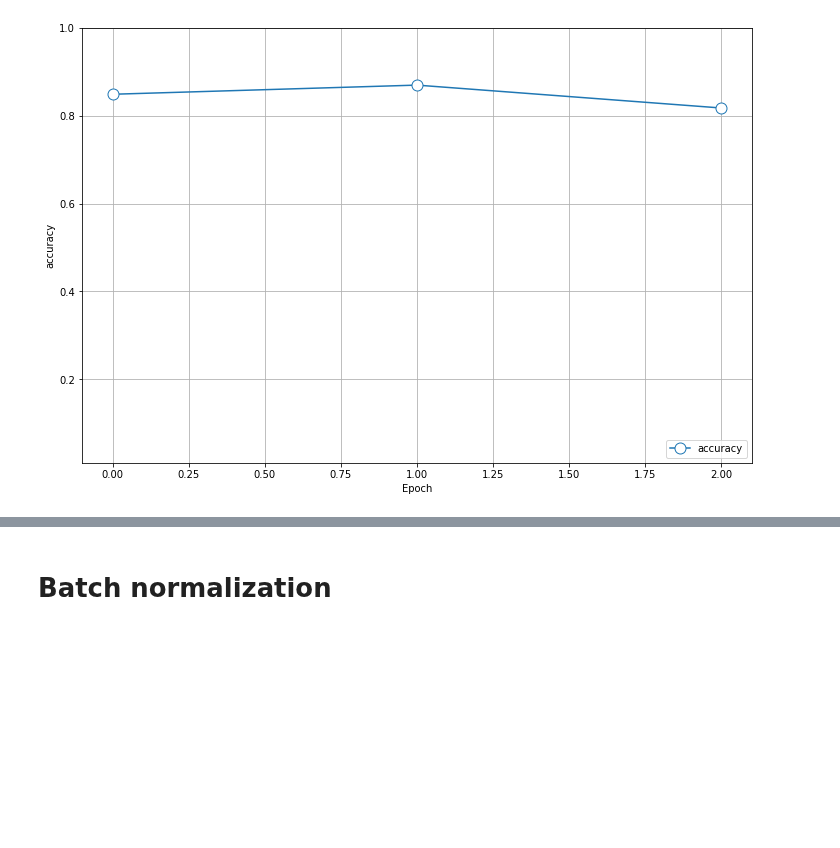
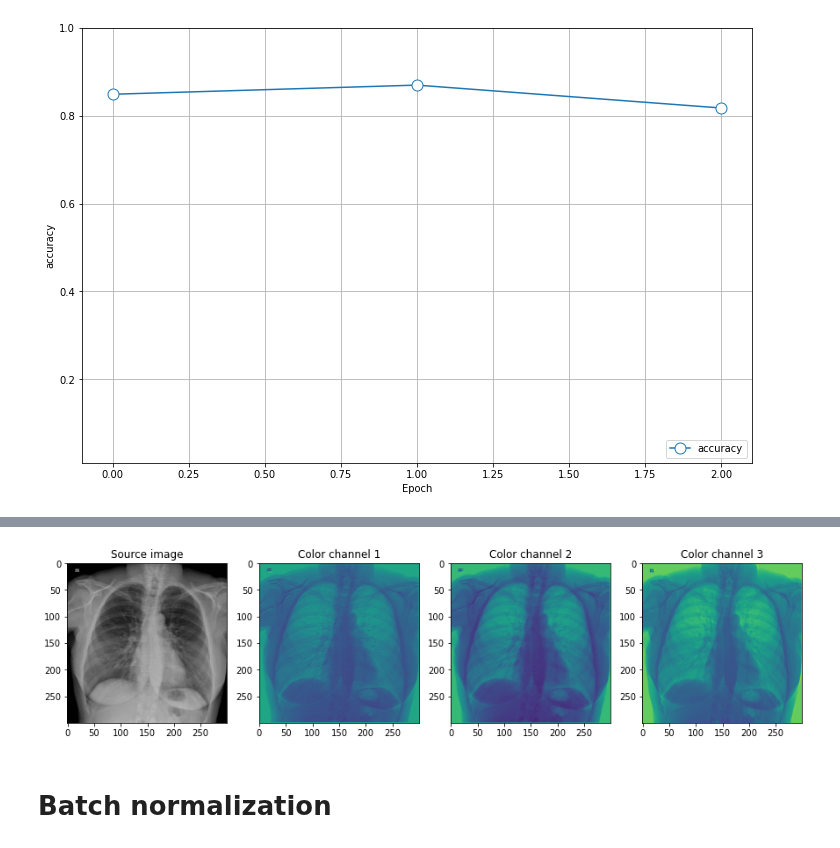
Before and after one commit to PashaIanko/Covid19Classifier, a Jupyter notebook: main.ipynb, the cells around one changed output, grey strips where cells are left out. Saved outputs shown, nothing was run; the diff lists cells and outputs as text; code cells hidden in the pictures; blank space fills up the shorter version.

```diff
--- a/main.ipynb
+++ b/main.ipynb
@@ -386,3 +435,15 @@ plot_history(
+# %%
+image = train_flow[0][0][index]
+label = train_flow[0][1][index]
+
+_ = visualize_convolutions(
+    image,
+    color_kernels,
+    label = label,
+    n_color_channels = PreprocessingParameters.n_color_channels[0]
+)
+# %% [output]
+[figure, added]
 # %% [markdown]
 # Batch normalization
 # %% [markdown]
```
Also changed, not shown: parts of 8 cells of this notebook.
